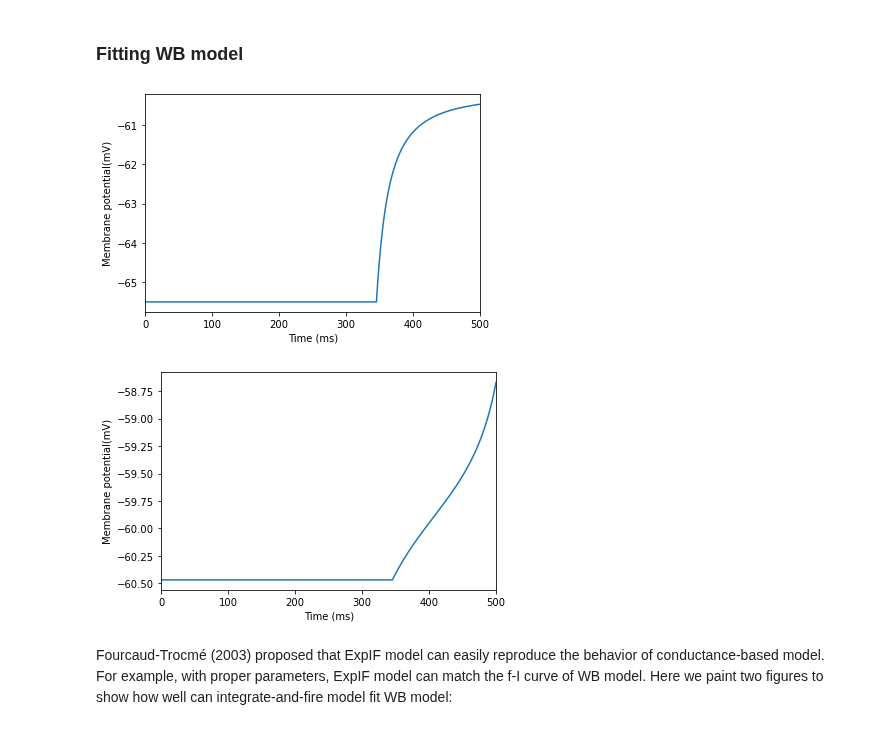
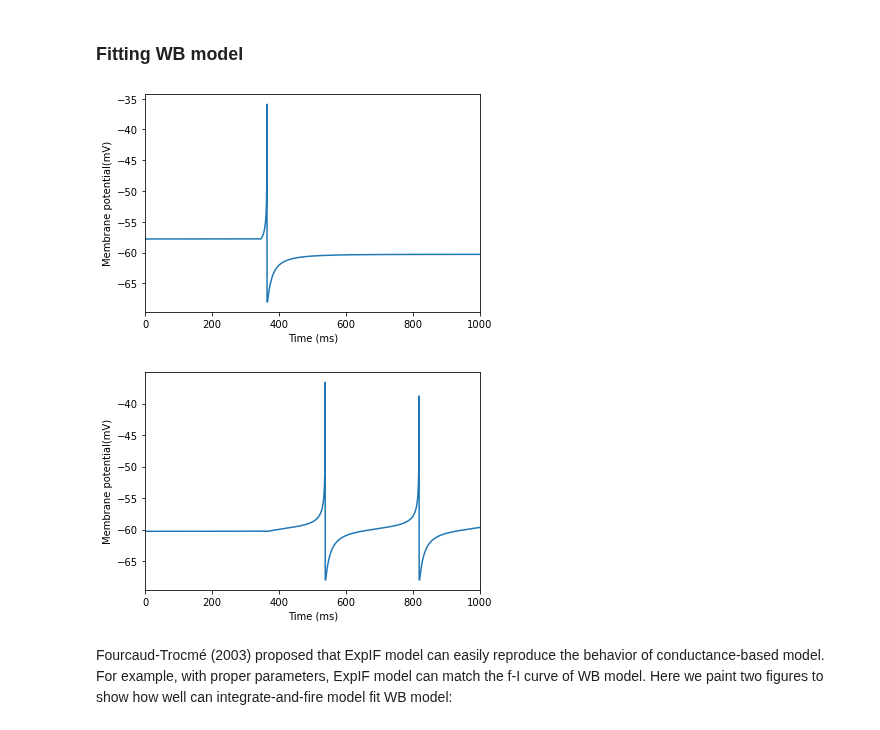
Before and after one commit to quanpeng0/BrainModels, a Jupyter notebook: docs/tutorials/neurons/ExpIF_model.ipynb, the cells around one changed output. Drawn from its saved outputs; the diff is of its cells as text; code cells hidden in the pictures.

```diff
--- a/docs/tutorials/neurons/ExpIF_model.ipynb
+++ b/docs/tutorials/neurons/ExpIF_model.ipynb
@@ -38,6 +38,14 @@ import brainpy as bp
 ## define Exponential Leaky Integrate-and-Fire model
 class ExpIF(bp.NeuGroup):
     target_backend = 'general'
+
+    @staticmethod
+    def derivative(V, t, I_ext, V_rest, delta_T, V_T, R, tau):
+        dvdt = (- V + V_rest \
+                + delta_T * bp.backend.exp((V - V_T) / delta_T)
+                + R * I_ext) \
+               / tau
+        return dvdt
 
     def __init__(self, size, V_rest=-65., V_reset=-68.,
                  V_th=-30., V_T=-59.9, delta_T=3.48,
@@ -63,30 +71,21 @@ class ExpIF(bp.NeuGroup):
         self.spike_cnt = bp.backend.zeros(size)
         self.t_last_spike = bp.backend.ones(size) * -1e7
 
+        self.integral = bp.odeint(self.derivative)
         super(ExpIF, self).__init__(size = size, **kwargs)
 
-    @staticmethod
-    @bp.odeint()
-    def integral(V, t, I_ext, V_rest, delta_T, V_T, R, tau):  # integrate u(t)
-        dVdt = (- (V - V_rest) + \
-                delta_T * bp.backend.exp((V - V_T) / delta_T) \
-                + R * I_ext) / tau
-        return dVdt
-
     def update(self, _t):
-        # update variables
-        not_ref = (_t - self.t_last_spike > self.t_refractory)
-        self.V[not_ref] = self.integral(
-            self.V[not_ref], _t, self.input[not_ref],
-            self.V_rest, self.delta_T, self.V_T,
-            self.R, self.tau)
-        sp = (self.V > self.V_th)
-        self.V[sp] = self.V_reset
-        self.t_last_spike[sp] = _t
-        self.spike_cnt[sp] += 1
-        self.spike = sp
-        self.refractory = ~not_ref
+        refractory = (_t - self.t_last_spike) <= self.t_refractory
+        V = self.integral(self.V, _t, self.input, self.V_rest,
+                          self.delta_T, self.V_T, self.R, self.tau)
+        V = bp.backend.where(refractory, self.V, V)
+        spike = self.V_th <= V
+        self.t_last_spike = bp.backend.where(spike, _t,
+                                             self.t_last_spike)
+        self.V = bp.backend.where(spike, self.V_reset, V)
+        self.refractory = refractory
         self.input[:] = 0.
+        self.spike = spike
 # %%
 import numpy as np
 # build neuron group
@@ -120,7 +119,7 @@ bp.visualize.line_plot(neu.mon.ts, neu.mon.V,
 # %% [markdown]
 ### Fitting WB model
 # %%
-duration = 500.
+duration = 1000.
 ExpIF_neuron = ExpIF(1, monitors = ['V'])
 neu.V_rest = -65.
 neu.tau = 10.
@@ -129,37 +128,37 @@ neu.tau = 10.
 current, pos_dur = bp.inputs.constant_current(
     [(0.16, duration)])
 neu.run(
     duration = pos_dur,
     inputs = ["input", current],
     report = False)
 
 bp.visualize.line_plot(neu.mon.ts, neu.mon.V,
                        xlabel = "Time (ms)",
                        ylabel = "Membrane potential(mV)",
-                       xlim = [-0.1, ts[-1] + 0.1],
+                       xlim = [-0.1, neu.mon.ts[-1] + 0.1],
                        show=True)
 
 #input current = 0.17, above the threshold
 ExpIF_neuron = ExpIF(1, monitors = ['V'])
 neu.V_rest = -65.
 neu.tau = 10.
 
 # input current = 0.16, under the threshold
 current, pos_dur = bp.inputs.constant_current(
     [(0.17, duration)])
 neu.run(
     duration = pos_dur,
     inputs = ["input", current],
     report = False)
 
 bp.visualize.line_plot(neu.mon.ts, neu.mon.V,
                        xlabel = "Time (ms)",
                        ylabel = "Membrane potential(mV)",
-                       xlim = [-0.1, ts[-1] + 0.1],
+                       xlim = [-0.1, neu.mon.ts[-1] + 0.1],
                        show=True)
 # %% [output]
-[figure, old version]
+[figure, new version]
-[figure, old version]
+[figure, new version]
 # %% [markdown]
 Fourcaud-Trocmé (2003) proposed that ExpIF model can easily reproduce the behavior of conductance-based model. For example, with proper parameters, ExpIF model can match the f-I curve of WB model. Here we paint two figures to show how well can integrate-and-fire model fit WB model:
 # %% [markdown]
```
Also changed, not shown: parts of 1 cell of this notebook, 6 other files.
